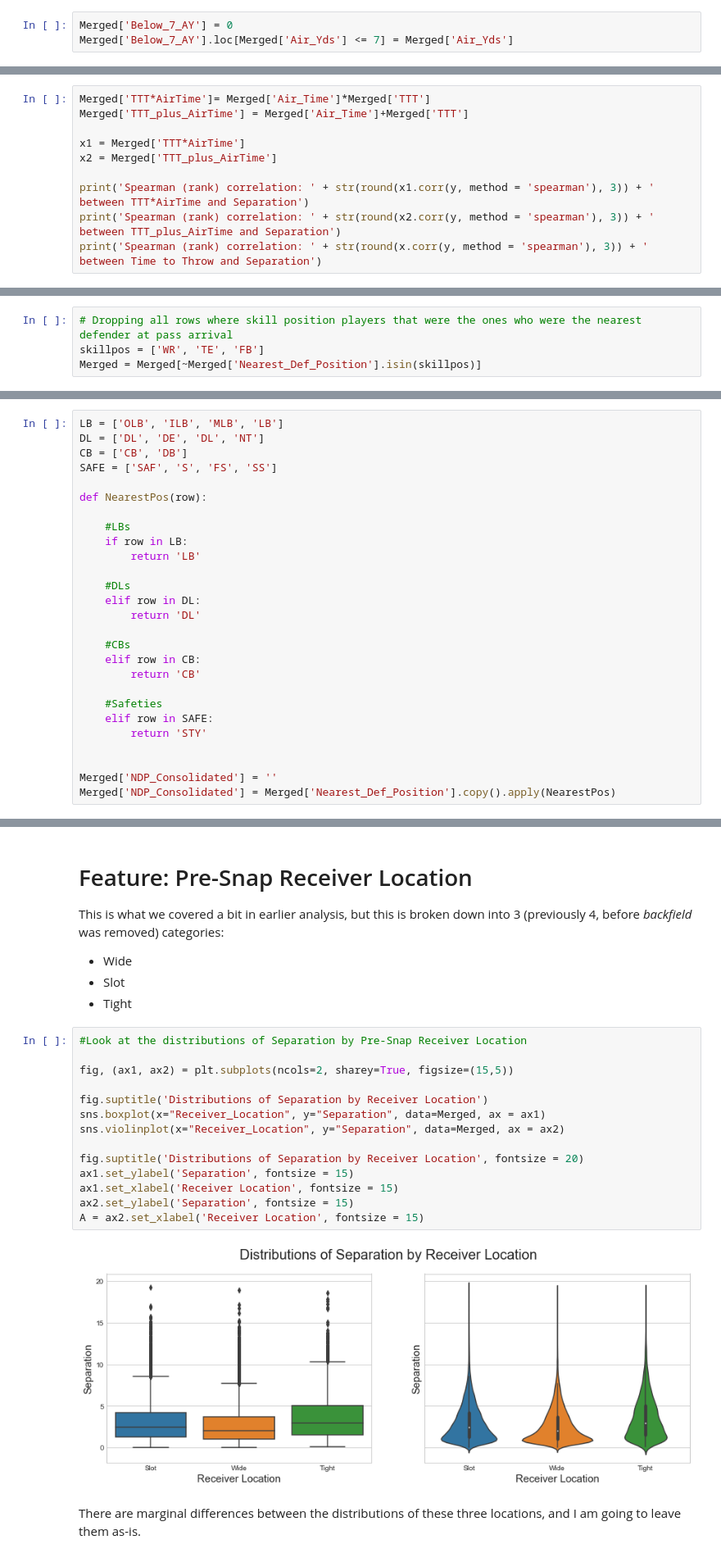
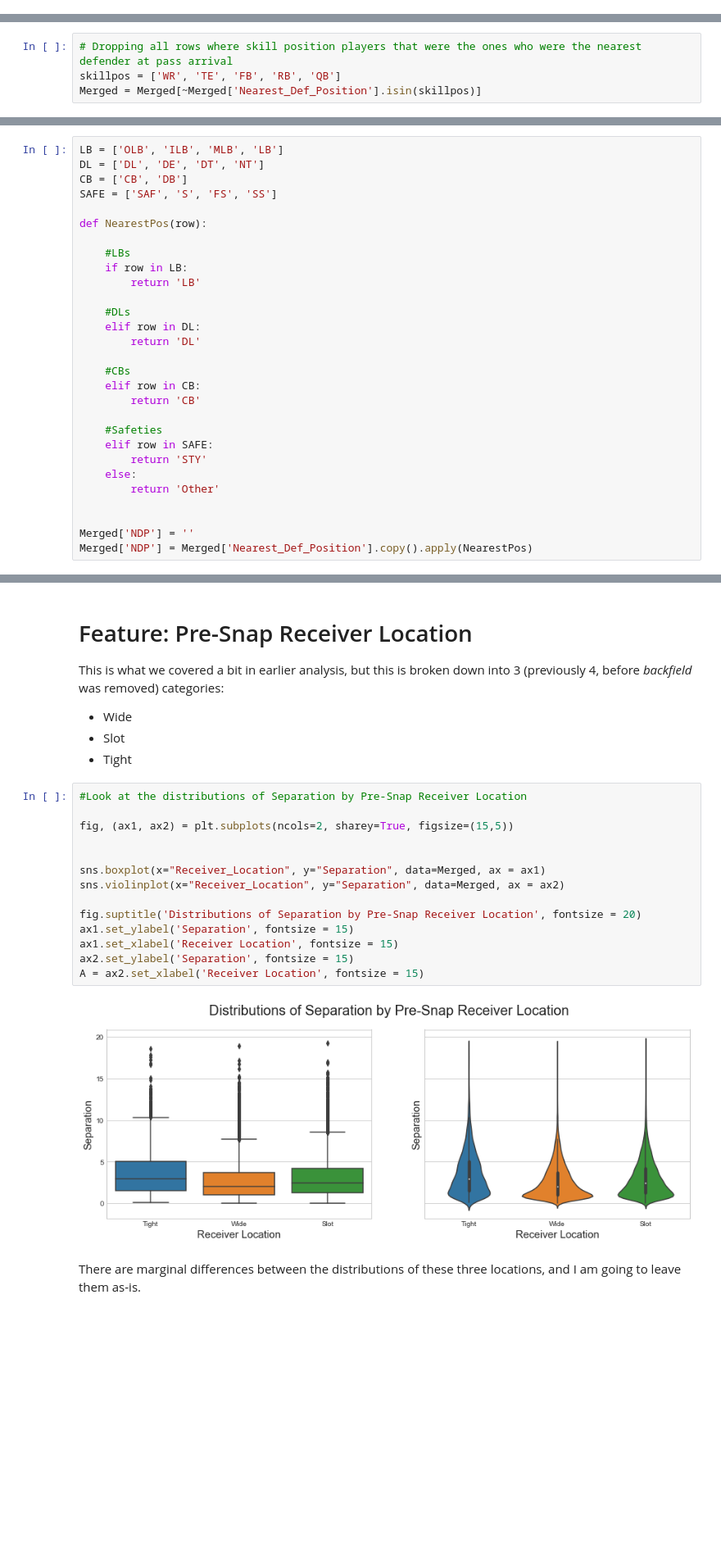
Before and after one commit to Jesse-Cohen/Separation-Above-Expectation, a Jupyter notebook: Expected Receiver Separation.ipynb, the cells around one changed output, grey strips where cells are left out. Shown at 82% size. Saved outputs shown, nothing was run; the diff lists cells and outputs as text; blank space fills up the shorter version.

```diff
--- a/Expected Receiver Separation.ipynb
+++ b/Expected Receiver Separation.ipynb
@@ -933,3 +1064,0 @@ It appears as though, unlike Air Distance, air yards doesn't correlate as linear
-# %%
-Merged['Below_7_AY'] = 0
-Merged['Below_7_AY'].loc[Merged['Air_Yds'] <= 7] = Merged['Air_Yds']
@@ -1028,10 +1098,0 @@ As time to throw gets higher, separation goes down
-# %%
-Merged['TTT*AirTime']= Merged['Air_Time']*Merged['TTT']
-Merged['TTT_plus_AirTime'] = Merged['Air_Time']+Merged['TTT']
-
-x1 = Merged['TTT*AirTime']
-x2 = Merged['TTT_plus_AirTime']
-
-print('Spearman (rank) correlation: ' + str(round(x1.corr(y, method = 'spearman'), 3)) + ' between TTT*AirTime and Separation')
-print('Spearman (rank) correlation: ' + str(round(x2.corr(y, method = 'spearman'), 3)) + ' between TTT_plus_AirTime and Separation')
-print('Spearman (rank) correlation: ' + str(round(x.corr(y, method = 'spearman'), 3)) + ' between Time to Throw and Separation')
@@ -1270,12 +1289,12 @@ It looks there are a lot of different positions listed here, but 23K plays belon
 # %%
 # Dropping all rows where skill position players that were the ones who were the nearest defender at pass arrival
-skillpos = ['WR', 'TE', 'FB']
+skillpos = ['WR', 'TE', 'FB', 'RB', 'QB']
 Merged = Merged[~Merged['Nearest_Def_Position'].isin(skillpos)]
 # %% [markdown]
 ## Feature Engineering: Clean up Defender Position Categories
 # %%
 LB = ['OLB', 'ILB', 'MLB', 'LB']
-DL = ['DL', 'DE', 'DL', 'NT']
+DL = ['DL', 'DE', 'DT', 'NT']
 CB = ['CB', 'DB']
 SAFE = ['SAF', 'S', 'FS', 'SS']
 
@@ -1296,8 +1315,10 @@ def NearestPos(row):
     #Safeties
     elif row in SAFE:
         return 'STY'
+    else:
+        return 'Other'
 
 
-Merged['NDP_Consolidated'] = ''
-Merged['NDP_Consolidated'] = Merged['Nearest_Def_Position'].copy().apply(NearestPos)
+Merged['NDP'] = ''
+Merged['NDP'] = Merged['Nearest_Def_Position'].copy().apply(NearestPos)
 # %%
@@ -1322,19 +1343,19 @@ This is what we covered a bit in earlier analysis, but this is broken down into
 # %%
 #Look at the distributions of Separation by Pre-Snap Receiver Location
 
 fig, (ax1, ax2) = plt.subplots(ncols=2, sharey=True, figsize=(15,5))
 
-fig.suptitle('Distributions of Separation by Receiver Location')
+
 sns.boxplot(x="Receiver_Location", y="Separation", data=Merged, ax = ax1)
 sns.violinplot(x="Receiver_Location", y="Separation", data=Merged, ax = ax2)
 
-fig.suptitle('Distributions of Separation by Receiver Location', fontsize = 20)
+fig.suptitle('Distributions of Separation by Pre-Snap Receiver Location', fontsize = 20)
 ax1.set_ylabel('Separation', fontsize = 15)
 ax1.set_xlabel('Receiver Location', fontsize = 15)
 ax2.set_ylabel('Separation', fontsize = 15)
 A = ax2.set_xlabel('Receiver Location', fontsize = 15)
 # %% [output]
-[figure, old version]
+[figure, new version]
 # %% [markdown]
 There are marginal differences between the distributions of these three locations, and I am going to leave them as-is.
 # %% [markdown]
```
Also changed, not shown: parts of 174 cells of this notebook.
